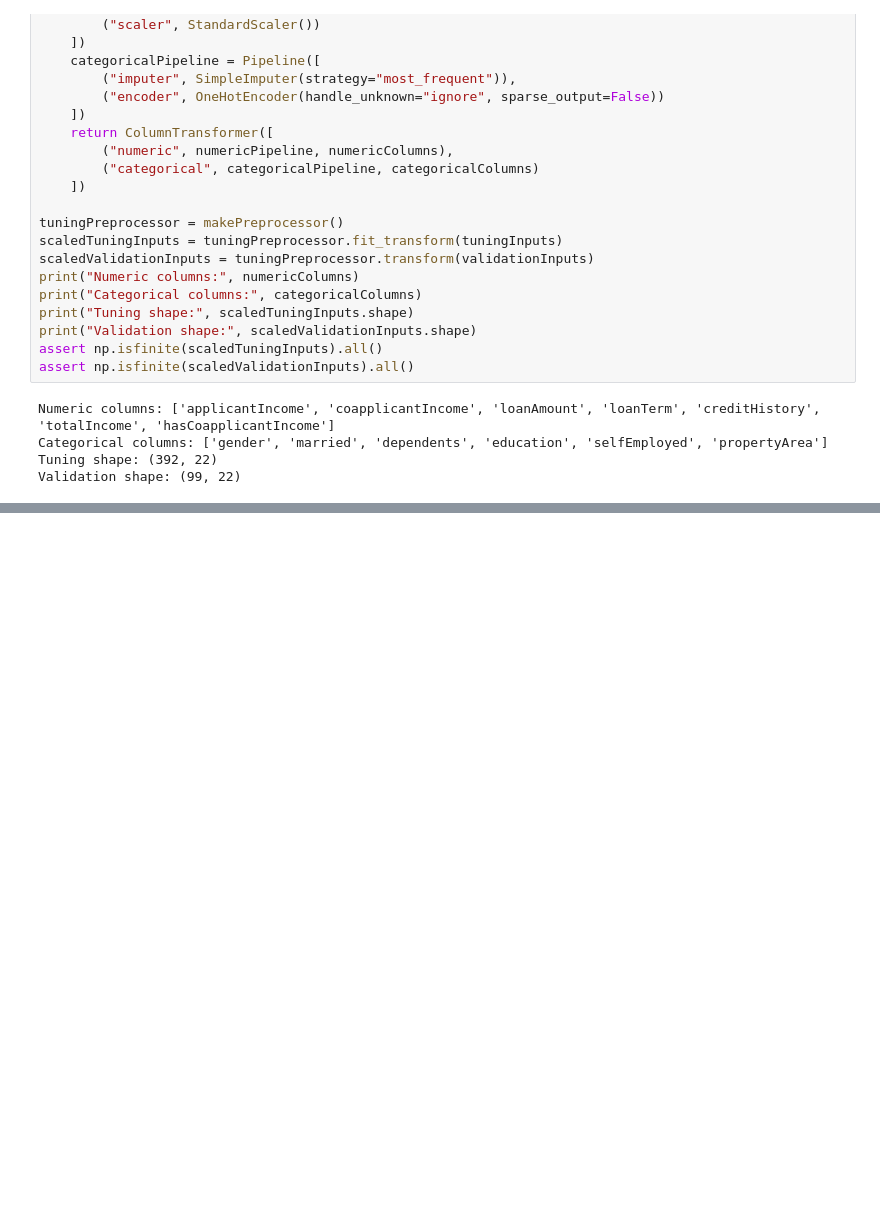
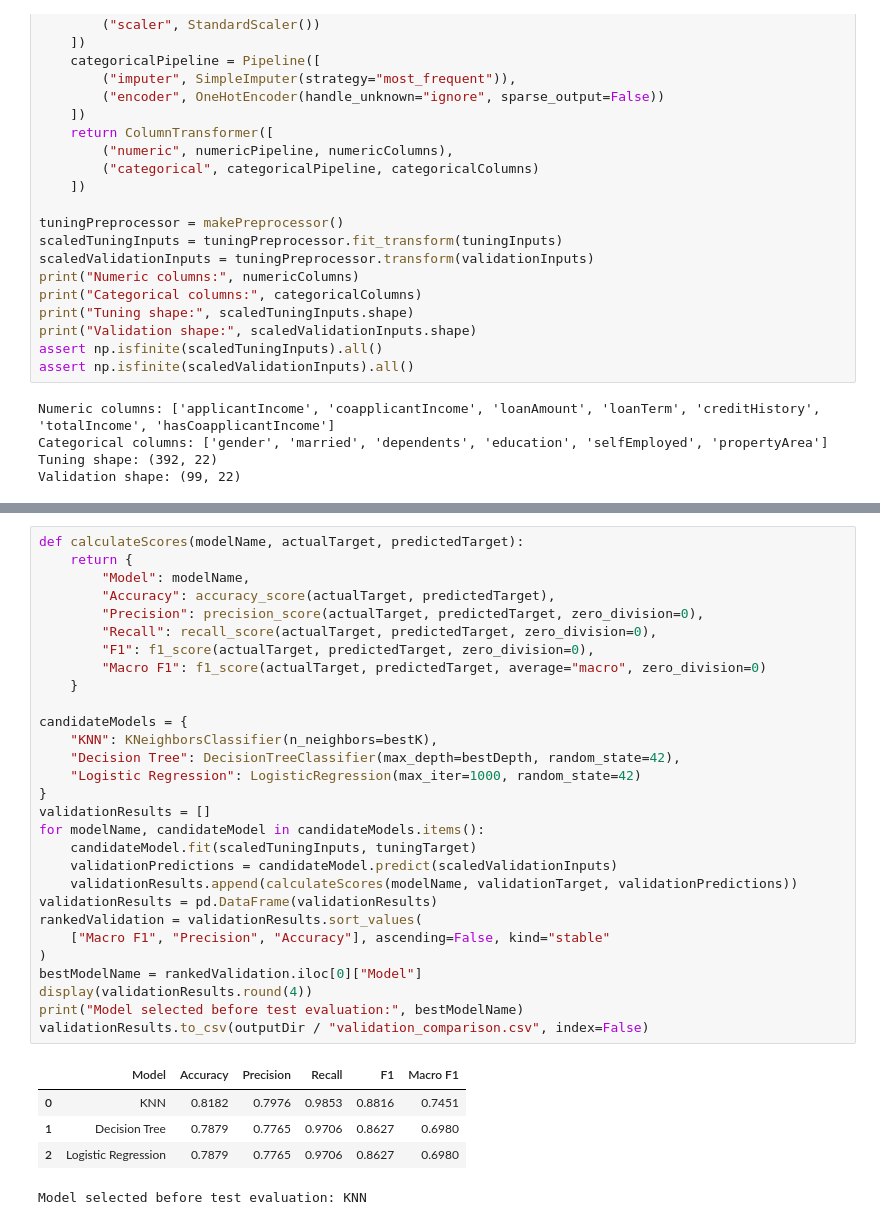
Before and after one commit to fayzliaqat/week3-supervised-models, a Jupyter notebook: week3_supervised_models.ipynb, the cells around one changed output, grey strips where cells are left out. Saved outputs shown, nothing was run; the diff lists cells and outputs as text; blank space fills up the shorter version.

```diff
--- a/week3_supervised_models.ipynb
+++ b/week3_supervised_models.ipynb
@@ -241,0 +357,35 @@ Validation shape: (99, 22)
+# %%
+def calculateScores(modelName, actualTarget, predictedTarget):
+    return {
+        "Model": modelName,
+        "Accuracy": accuracy_score(actualTarget, predictedTarget),
+        "Precision": precision_score(actualTarget, predictedTarget, zero_division=0),
+        "Recall": recall_score(actualTarget, predictedTarget, zero_division=0),
+        "F1": f1_score(actualTarget, predictedTarget, zero_division=0),
+        "Macro F1": f1_score(actualTarget, predictedTarget, average="macro", zero_division=0)
+    }
+
+candidateModels = {
+    "KNN": KNeighborsClassifier(n_neighbors=bestK),
+    "Decision Tree": DecisionTreeClassifier(max_depth=bestDepth, random_state=42),
+    "Logistic Regression": LogisticRegression(max_iter=1000, random_state=42)
+}
+validationResults = []
+for modelName, candidateModel in candidateModels.items():
+    candidateModel.fit(scaledTuningInputs, tuningTarget)
+    validationPredictions = candidateModel.predict(scaledValidationInputs)
+    validationResults.append(calculateScores(modelName, validationTarget, validationPredictions))
+validationResults = pd.DataFrame(validationResults)
+rankedValidation = validationResults.sort_values(
+    ["Macro F1", "Precision", "Accuracy"], ascending=False, kind="stable"
+)
+bestModelName = rankedValidation.iloc[0]["Model"]
+display(validationResults.round(4))
+print("Model selected before test evaluation:", bestModelName)
+validationResults.to_csv(outputDir / "validation_comparison.csv", index=False)
+# %% [output]
+|  | Model | Accuracy | Precision | Recall | F1 | Macro F1 |
+| 0 | KNN | 0.8182 | 0.7976 | 0.9853 | 0.8816 | 0.7451 |
+| 1 | Decision Tree | 0.7879 | 0.7765 | 0.9706 | 0.8627 | 0.6980 |
+| 2 | Logistic Regression | 0.7879 | 0.7765 | 0.9706 | 0.8627 | 0.6980 |
+Model selected before test evaluation: KNN
```
Also changed, not shown: parts of 5 cells of this notebook, 5 other files.
